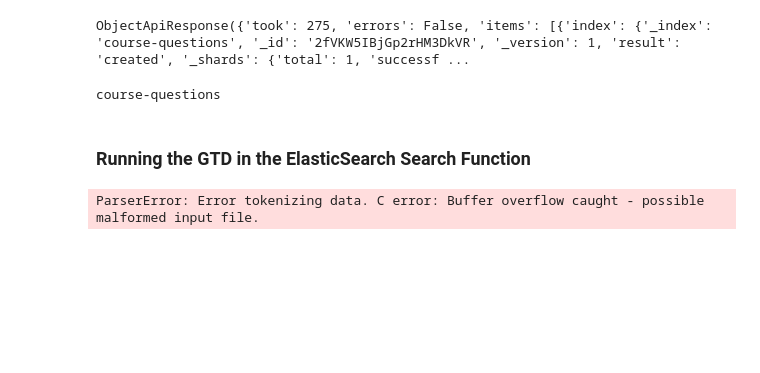
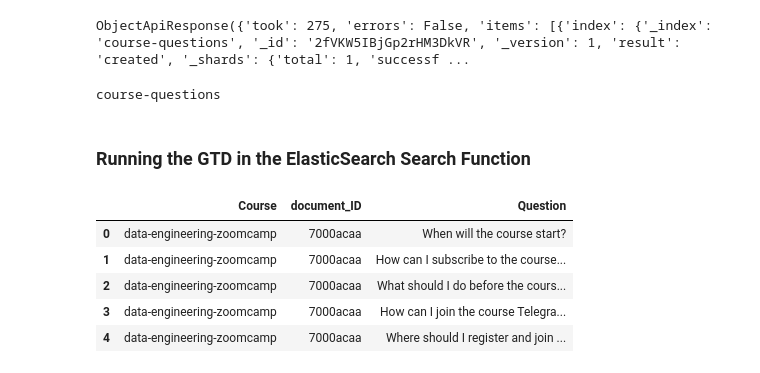
Before and after one commit to peterchettiar/LLMZoomcamp_2024, a Jupyter notebook: Module-3-vector-databases/evaluating_text_search.ipynb, the cells around one changed output. Saved outputs shown, nothing was run; the diff lists cells and outputs as text; code cells hidden in the pictures; blank space fills up the shorter version.

```diff
--- a/Module-3-vector-databases/evaluating_text_search.ipynb
+++ b/Module-3-vector-databases/evaluating_text_search.ipynb
@@ -117,8 +117,13 @@ def elasticsearch_query(query, course):
 # %% [markdown]
 ### Running the GTD in the ElasticSearch Search Function
 # %%
-ground_truth_df = pd.read_csv("ground-truth-data.csv")
+ground_truth_df = pd.read_csv("ground-truth-data.csv", delimiter=',', engine='python')
 
 ground_truth_df.head()
 # %% [output]
-ParserError: Error tokenizing data. C error: Buffer overflow caught - possible malformed input file.
+|  | Course | document_ID | Question |
+| 0 | data-engineering-zoomcamp | 7000acaa | When will the course start? |
+| 1 | data-engineering-zoomcamp | 7000acaa | How can I subscribe to the course... |
+| 2 | data-engineering-zoomcamp | 7000acaa | What should I do before the cours... |
+| 3 | data-engineering-zoomcamp | 7000acaa | How can I join the course Telegra... |
+| 4 | data-engineering-zoomcamp | 7000acaa | Where should I register and join ... |
```
Also changed, not shown: 2 other files.
